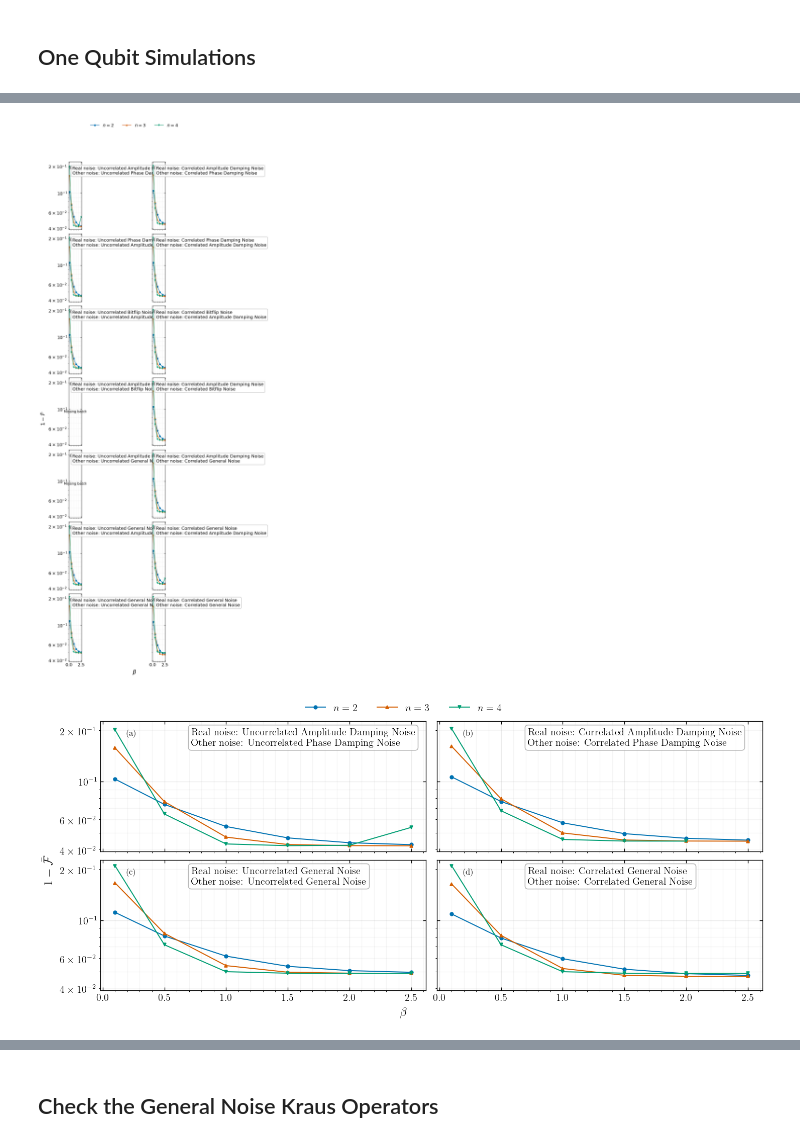
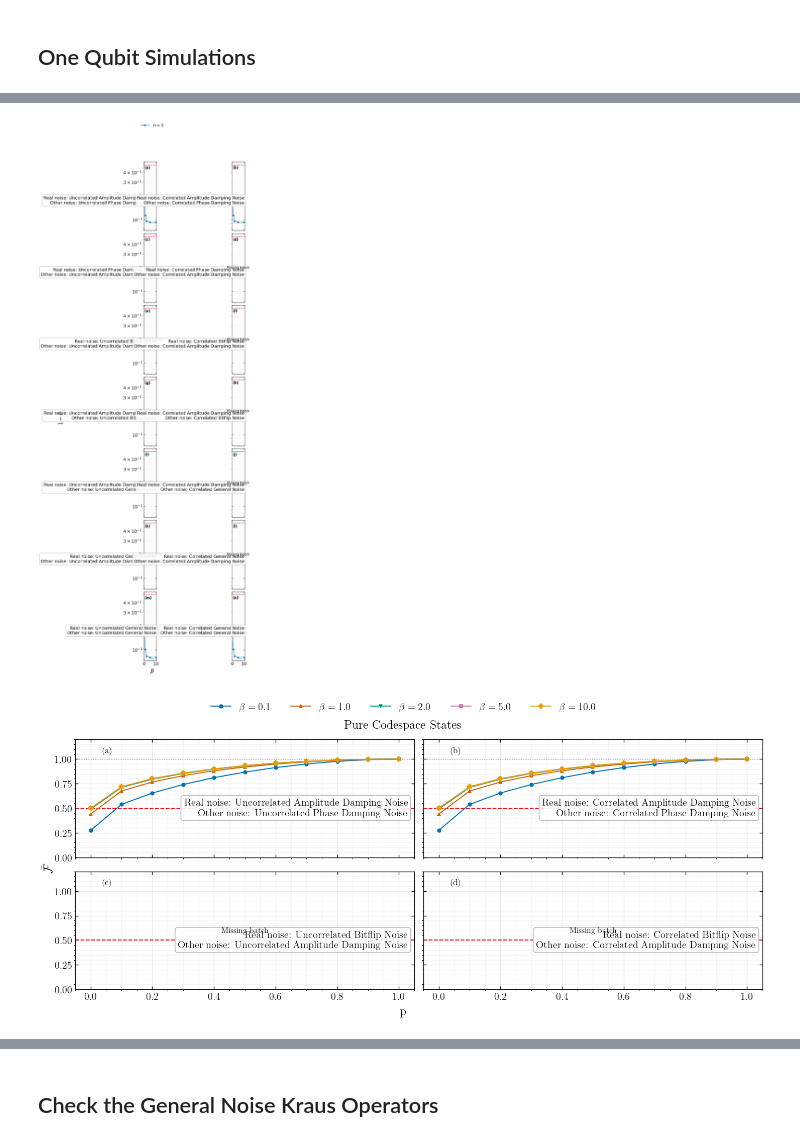
Before and after one commit to fedesss98/shooting-decoherences, a Jupyter notebook: notebooks/10-fede-analyse-results.ipynb, the cells around one changed output, grey strips where cells are left out. Drawn from its saved outputs; the diff is of its cells as text; code cells hidden in the pictures.

```diff
--- a/notebooks/10-fede-analyse-results.ipynb
+++ b/notebooks/10-fede-analyse-results.ipynb
@@ -29,7 +29,7 @@ PLOTS_LAYOUT = [
 ]
 
 PROJECT_ROOT = NOTEBOOK_DIR.parent
-EXPERIMENTS_DIR = PROJECT_ROOT / "experiments"
+EXPERIMENTS_DIR = PROJECT_ROOT / "experiments" / "00_test2"
 SUMMARY_CSV = EXPERIMENTS_DIR / "iterations_summary.csv"
 # %% [markdown]
 ## One Qubit Simulations
@@ -570,8 +474,10 @@ def plot_batch_grid(
     *,
     layout: list[list[str]] | None = None,
     batch_col: str = "batch",
-    n_col: str = "n_qubits",
-    beta_col: str = "beta",
+    series_col: str = "n_qubits",
+    series_label: str = r"n",
+    x_col: str = "beta",
+    x_label: str = r"$\beta$",
     fidelity_col: str = "avg_fidelity",
     plot_infidelity: bool = True,
     figsize: tuple[float, float] | None = None,
@@ -579,6 +485,7 @@ def plot_batch_grid(
     log_scale: bool | None = None,
     ylim: tuple[float, float] | None = None,
     xlim: tuple[float, float] | None = None,
+    title: str | None = None,
     savepath: str | None = None,
     dpi: int = 600,
     show: bool = True,
@@ -643,7 +550,7 @@ def plot_batch_grid(
                     (prepared["layout_noise_1"] == noise_1)
                     & (prepared["layout_noise_2"] == noise_2)
                     & (prepared["layout_correlation"] == correlated),
-                    [batch_col, n_col, beta_col, fidelity_col],
+                    [batch_col, series_col, x_col, fidelity_col],
                 ].copy()
 
                 real_noise = get_noise_name(noise_1, correlated, n_qubits=2)
@@ -670,12 +577,12 @@ def plot_batch_grid(
 
                 if info_box:
                     ax.text(
-                        0.28,
-                        0.8,
+                        0.98,
+                        0.5,
                         info_text,
                         transform=ax.transAxes,
-                        va="bottom",
-                        ha="left",
+                        va="top",
+                        ha="right",
                         fontsize=12,
                         bbox=dict(
                             boxstyle="round,pad=0.3",
@@ -690,6 +597,8 @@ def plot_batch_grid(
 
                 ax.tick_params(direction="in", top=True, right=True)
                 ax.minorticks_on()
+
+                ax.axhline(0.5, ls="--", c="red")
 
                 if slot_frame.empty:
                     ax.text(
@@ -710,24 +619,24 @@ def plot_batch_grid(
 
                 plot_frame = (
                     slot_frame
-                    .groupby([n_col, beta_col], as_index=False, sort=True)["plot_metric"]
+                    .groupby([series_col, x_col], as_index=False, sort=True)["plot_metric"]
                     .mean()
-                    .sort_values([n_col, beta_col])
+                    .sort_values([series_col, x_col])
                 )
 
-                n_values = sorted(plot_frame[n_col].unique().tolist())
+                n_values = sorted(plot_frame[series_col].unique().tolist())
 
                 for i, n_value in enumerate(n_values):
                     subset = plot_frame.loc[
-                        plot_frame[n_col] == n_value
-                    ].sort_values(beta_col)
+                        plot_frame[series_col] == n_value
+                    ].sort_values(x_col)
 
                     color = colors[i % len(colors)]
                     marker = markers[i % len(markers)]
-                    label = rf"$n={n_value}$"
+                    label = rf"${series_label}={n_value}$"
 
                     ax.plot(
-                        subset[beta_col],
+                        subset[x_col],
                         subset["plot_metric"],
                         marker=marker,
                         color=color,
@@ -764,51 +673,68 @@ def plot_batch_grid(
                 if xlim is not None:
                     ax.set_xlim(*xlim)
 
-        fig.supxlabel(r"$\beta$")
+        fig.supxlabel(x_label)
         fig.supylabel(ylabel)
+
+        if title is not None:
+          fig.suptitle(
+              title,
+              x=0.98, y=1.02,               # right side, same vertical level
+              ha="right", va="center",
+              fontsize=16
+          )
 
         if legend_handles:
             fig.legend(
                 handles=list(legend_handles.values()),
                 loc="upper center",
                 ncol=len(legend_handles),
                 frameon=False,
                 bbox_to_anchor=(0.5, 1.08),
             )
 
         if savepath is not None:
             fig.savefig(savepath, bbox_inches="tight")
 
         if show:
             plt.show()
 
         return fig, axes
 
 
 fig_comparison, axes = plot_batch_grid(
     summary_df,
     layout=PLOTS_LAYOUT,
     log_scale=True,
 )
 
 fig_comparison.savefig(EXPERIMENTS_DIR / "comparison_grid_all.png", dpi=300)
 fig_comparison.savefig(EXPERIMENTS_DIR / "comparison_grid_all.pdf", dpi=300)
 # %% [output]
-[figure, old version]
+[figure, new version]
 # %%
 FOUR_PANEL_LAYOUT = [
     ["amplitude_damping", "phase_damping"],
-    ["general", "general"],
+    ["bitflip", "amplitude_damping"],
 ]
 
+data_to_plot = summary_df[~summary_df["name"].str.contains("mxd")]
+
 fig_comparison, axes = plot_batch_grid(
-    summary_df,
+    data_to_plot,
+    series_col="beta",
+    series_label=r"\beta",
+    x_col="sigma_mixture",
+    x_label=r"p",
     layout=FOUR_PANEL_LAYOUT,
-    log_scale=True,
+    plot_infidelity=False,
+    log_scale=False,
+    ylim=(0.0, 1.2),
     figsize=(12, 5),
     latex=True,
+    title="Pure Codespace States",
     savepath=EXPERIMENTS_DIR / "comparison_grid_4panel.pdf",
-     dpi=300,
+    dpi=300,
 )
 # %% [output]
-[figure, old version]
+[figure, new version]
```
Also changed, not shown: parts of 12 cells of this notebook, 3 other files.
